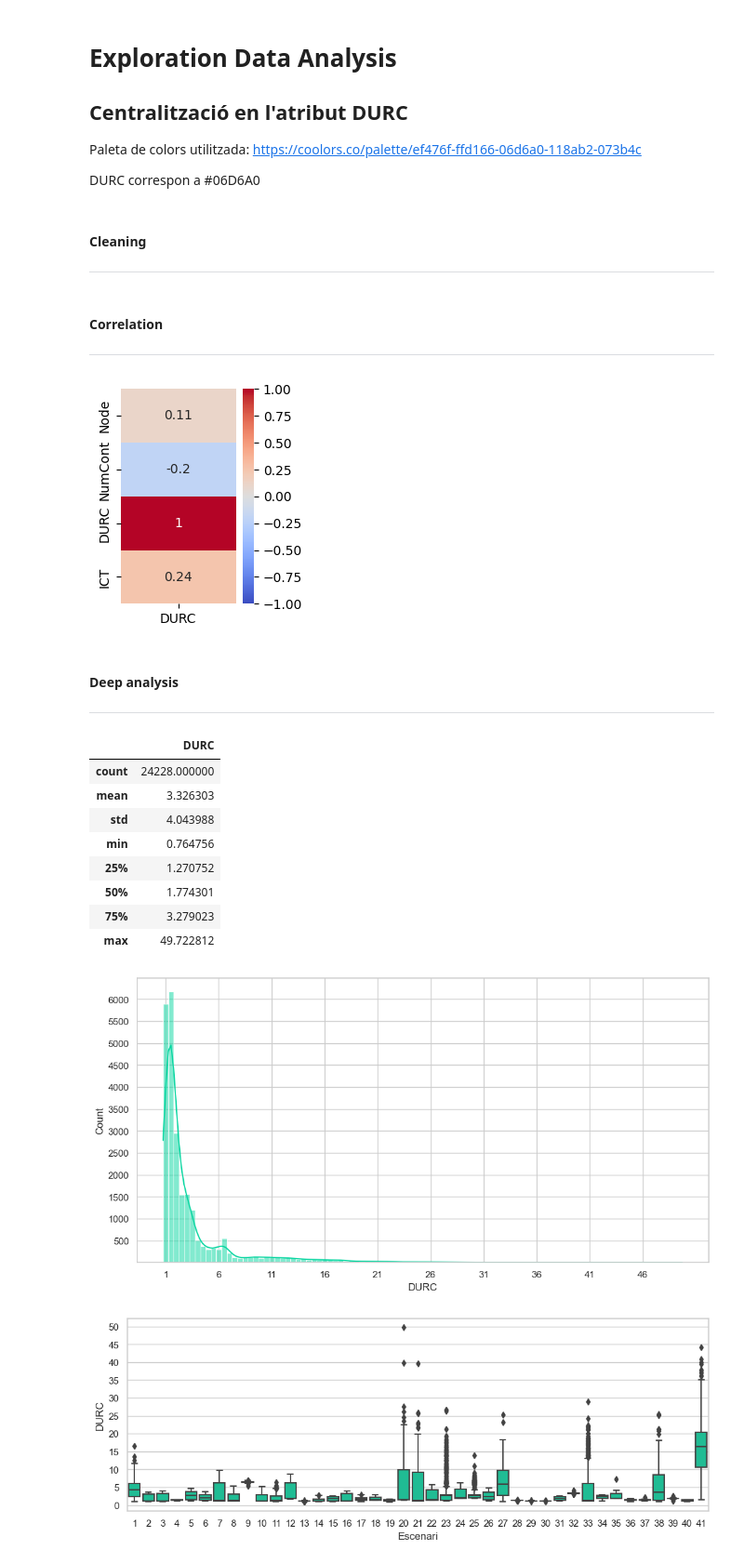
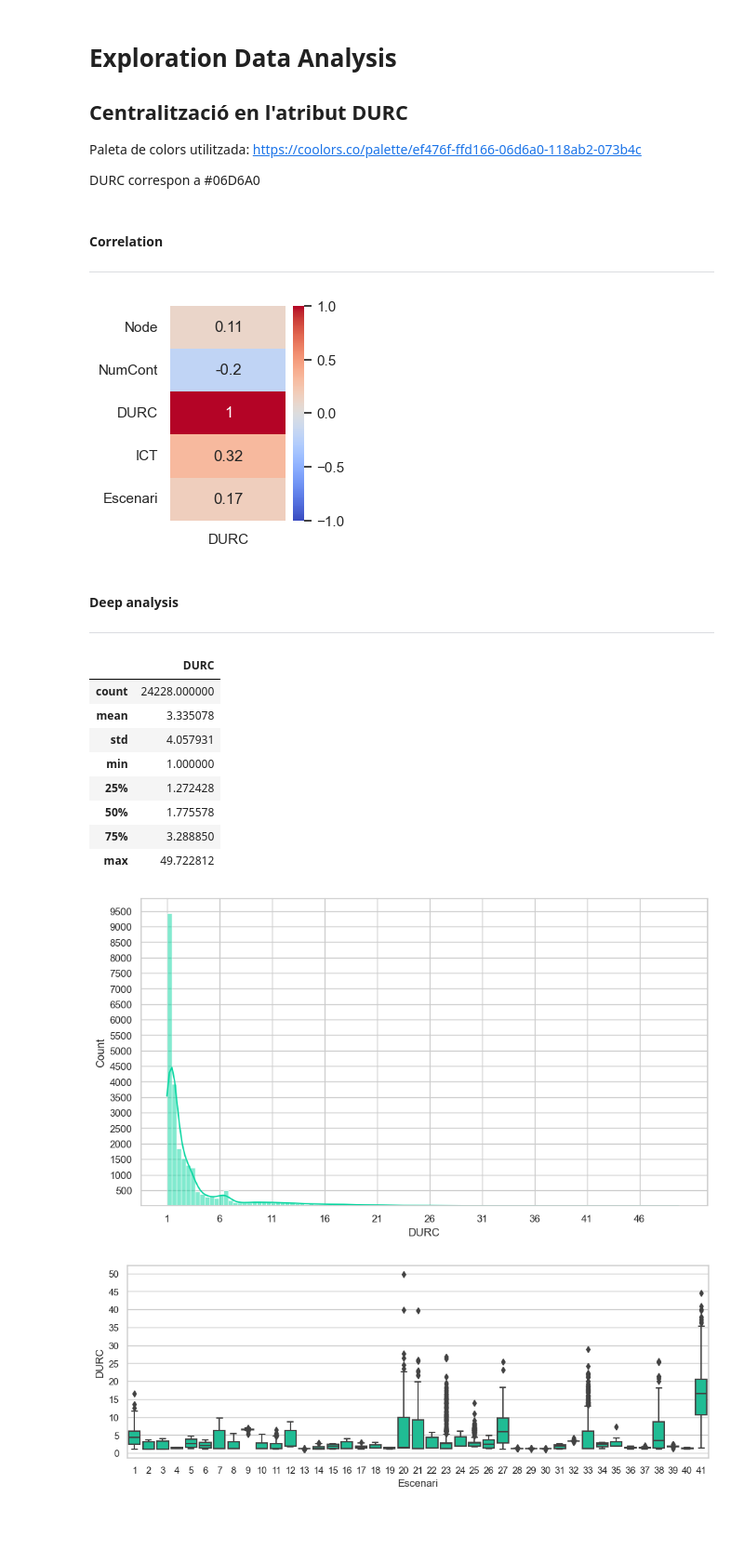
Before and after one commit to mireia-fdezfdez/tfg, a Jupyter notebook: notebooks/exploracio_dades_durc.ipynb, the cells around one changed output. Shown at 93% size. Saved outputs shown, nothing was run; the diff lists cells and outputs as text; code cells hidden in the pictures; blank space fills up the shorter version.

```diff
--- a/notebooks/exploracio_dades_durc.ipynb
+++ b/notebooks/exploracio_dades_durc.ipynb
@@ -14,15 +15,3 @@ sns.set(style="whitegrid")
-# %% [markdown]
-#### Cleaning
-
-***
-# %%
-dataset = pd.read_csv('all_scenarios.csv')
-
-# omplim valors nuls
-dataset["DURC"] = dataset["DURC"].fillna(0)
-dataset["ICT"] = dataset["ICT"].fillna(0)
-
-dataset["Escenari"] = dataset["Escenari"].astype('category')
 # %% [markdown]
 #### Correlation
 ***
@@ -32,40 +21,45 @@ plt.figure(figsize=(2,3))
 sns.heatmap(dataset.corr()[['DURC']], vmin = -1, vmax = +1, annot = True, cmap = 'coolwarm')
 plt.show()
 # %% [output]
-[figure, old version]
+[figure, new version]
 # %% [markdown]
 #### Deep analysis
 ***
 # %%
+dataset["Escenari"] = dataset["Escenari"].astype('category')
 dataset[["DURC"]].describe()
 
-# Veiem que la meitat de les entrades es troba per sota de 1.774301, tres quarts per sota del 3.279023 però el màxim
+# Veiem que la meitat de les entrades es troba per sota de 1.775578, tres quarts per sota del 3.288850 però el màxim
 # valors de l'atribut és 49.722812
 
 # Això fa pensar que hi ha outliers, potser algun escenari concret amb valors molt alts, però la majoria es troben
-# concentrats entre 0.764756 i 3.279023. Si aquest atribut mostra un comportament uniforme en els diferents escenaris,
-# llavors caldrà considerar si és profitós classificar amb ell.
+# concentrats entre 1 i 3.288850. Tot i això, la mitjana aritmètica es troba per sobre d'aquest percentil 75, cosa que
+# indica l'existència de outliers
+
+# En qualsevol cas, sii aquest atribut mostra un comportament uniforme en els diferents escenaris, llavors caldrà
+# considerar si és profitós classificar amb ell.
 # %% [output]
 |  | DURC |
 | count | 24228.000000 |
-| mean | 3.326303 |
-| std | 4.043988 |
-| min | 0.764756 |
-| 25% | 1.270752 |
-| 50% | 1.774301 |
-| 75% | 3.279023 |
+| mean | 3.335078 |
+| std | 4.057931 |
+| min | 1.000000 |
+| 25% | 1.272428 |
+| 50% | 1.775578 |
+| 75% | 3.288850 |
 | max | 49.722812 |
 # %%
-plt.figure(figsize=(12,6))
-sns.histplot(data=dataset, x="DURC", kde=True, color="#06D6A0", binwidth=0.5)
+plt.figure(figsize=(11,6))
+sns.histplot(data=dataset, x="DURC", kde=True, color="#06D6A0", binwidth=0.45)
 ax = plt.gca()
 ax.set_xticks([i for i in range(1, 51, 5)])
-ax.set_yticks([i*500 for i in range(1, 13, 1)])
+ax.set_yticks([i*500 for i in range(1, 20, 1)])
 plt.show()
 
+# Representació de la distribució de les dades (gràfica sobre els valors de la cel·la anterior)
 # Veiem que l'histograma de l'atribut ens mostra un comportament similar a la funció e^{-x}
 # %% [output]
-[figure, old version]
+[figure, new version]
 # %%
 plt.figure(figsize=(12,4))
 sns.boxplot(data=dataset, x="Escenari", y="DURC", color="#06D6A0", )
```
Also changed, not shown: parts of 4 cells of this notebook.
